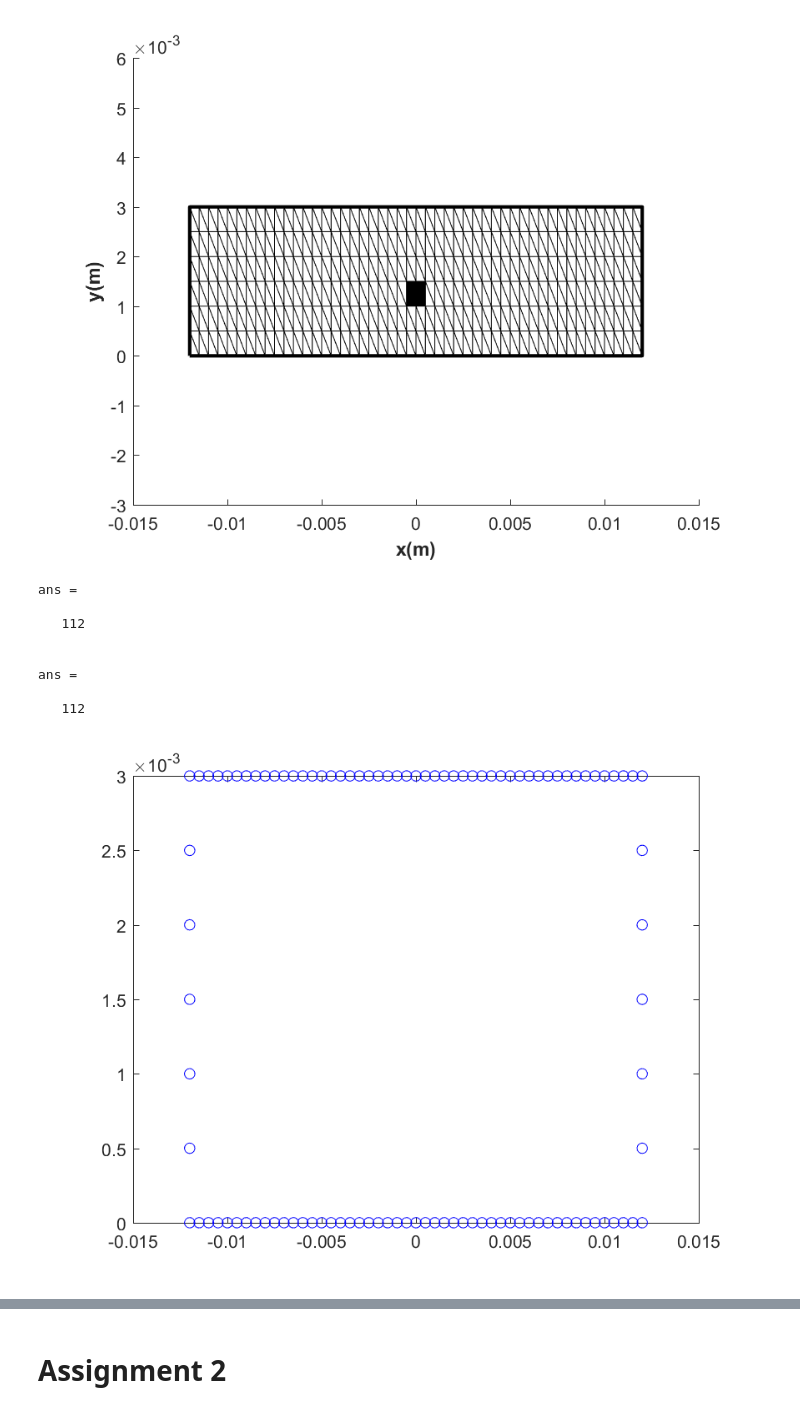
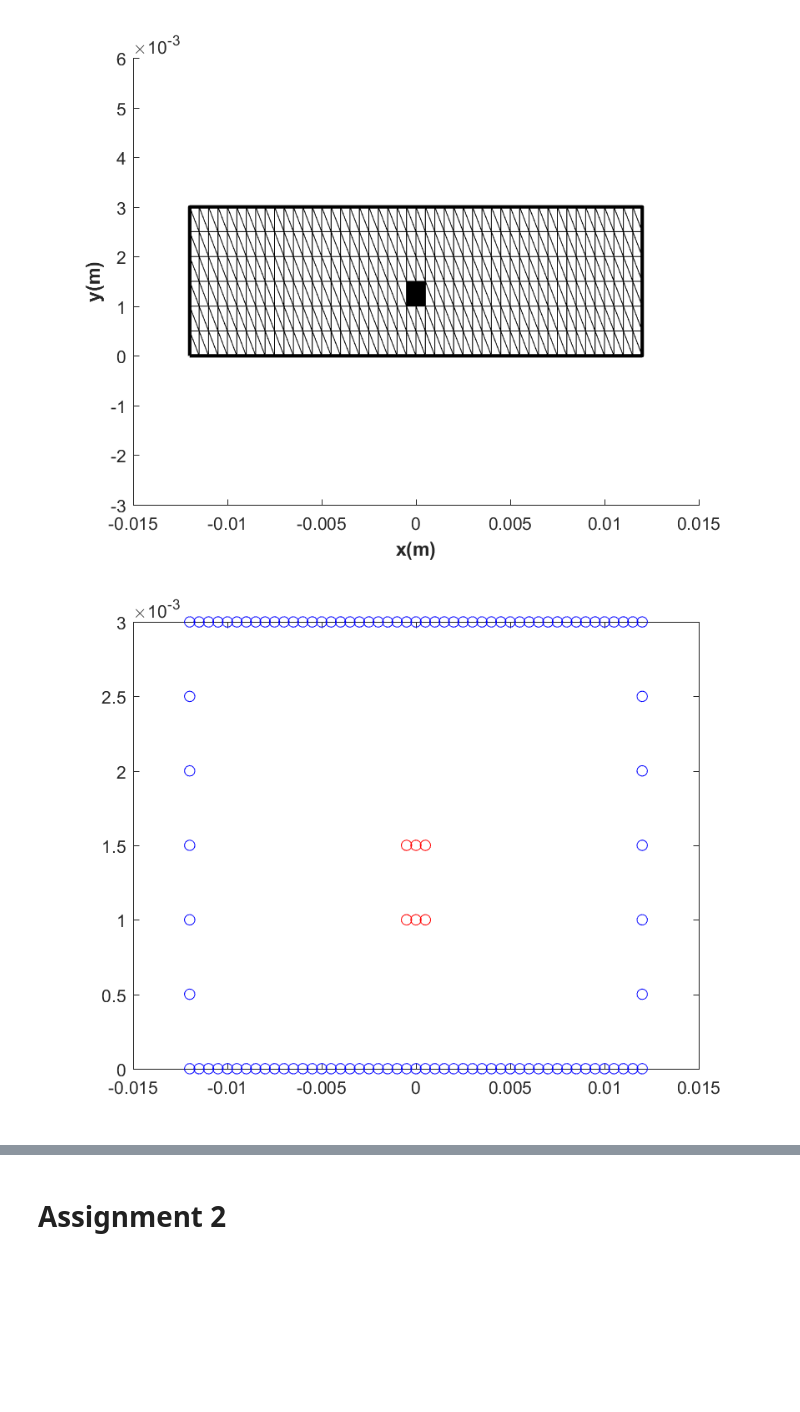
Before and after one commit to ShahnewazAhmed/Applied_EM, a Jupyter notebook: Assignment_EEE6601.ipynb, the cells around one changed output, grey strips where cells are left out. Cells and saved outputs as stored; diff of their text form; code cells hidden in the pictures; blank space fills up the shorter version.

```diff
--- a/Assignment_EEE6601.ipynb
+++ b/Assignment_EEE6601.ipynb
@@ -80,16 +80,16 @@ ylabel('y(m)','fontweight','bold')
 # %%
 xx = length(X);
 yy = length(Y);
 boundary_X = [X(1) * ones(1,yy) , X, X(end) * ones(1,yy), flip(X)];
 boundary_Y = [Y, Y(end)*ones(1,xx), Y, Y(1)*ones(1,xx)];
 plot(boundary_X, boundary_Y,'bo')
+hold on
+m_x = X(abs(X) <= (W/2 + dx / 100));
+m_y = Y(and(Y >= h_2 , Y <= h_2 + T));
+m_xx = length(m_x);
+m_yy = length(m_y);
+bb_X = [m_x(1) * ones(1,m_yy) , m_x, m_x(end) * ones(1,m_yy), flip(m_x)];
+bb_Y = [m_y, m_y(end)*ones(1,m_xx), m_y, m_y(1)*ones(1,m_xx)];
+plot(bb_X,bb_Y,'ro')
 # %% [output]
-ans =
-
-   112
-
-
-ans =
-
-   112
-[figure, old version]
+[figure, new version]
```
Also changed, not shown: parts of 1 cell of this notebook.
